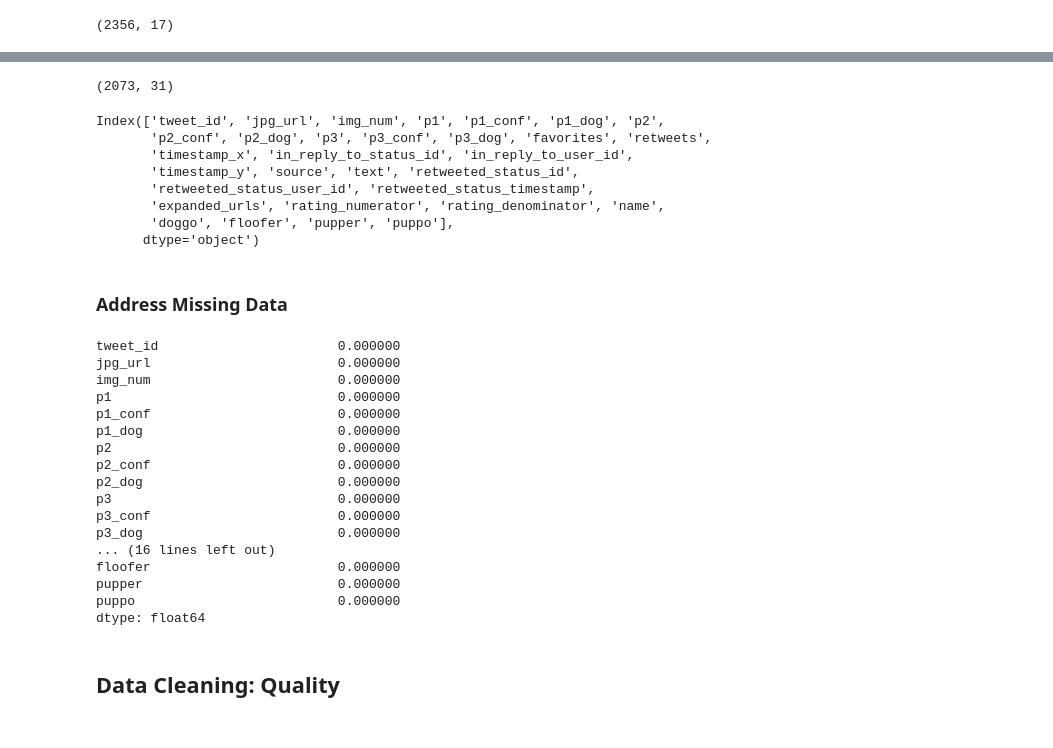
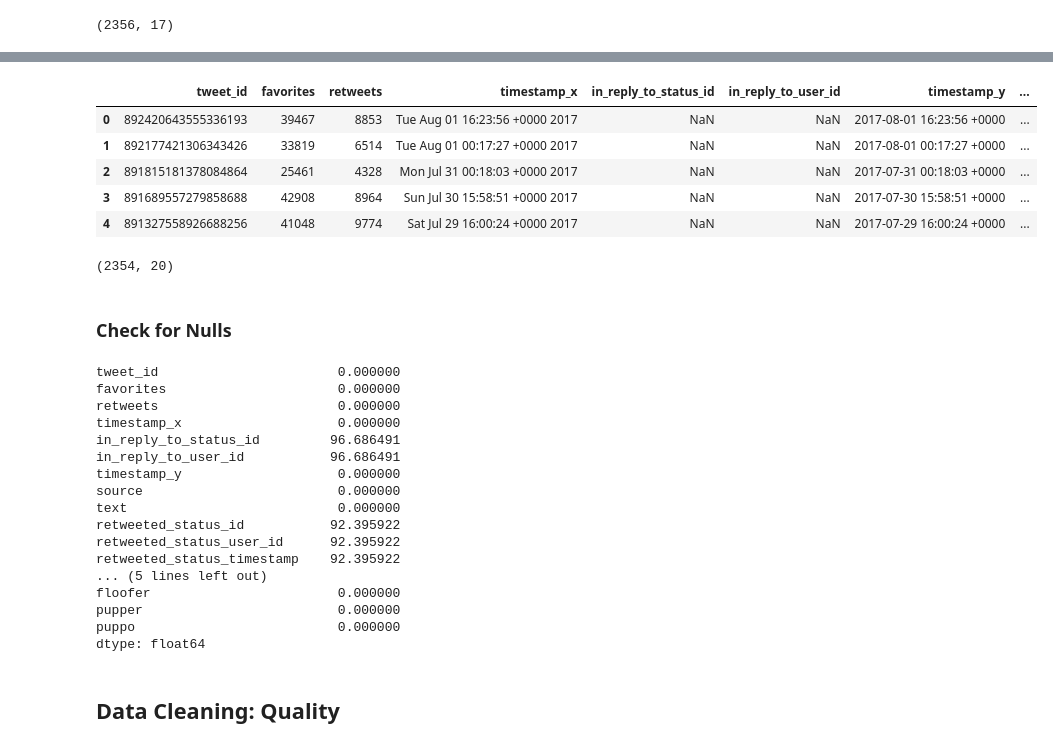
Before and after one commit to jessicarose00/Udacity_Nanodegree, a Jupyter notebook: wrangle_twitter_data/WeRateDogs.ipynb, the cells around one changed output, grey strips where cells are left out. Drawn from its saved outputs; the diff is of its cells as text; code cells hidden in the pictures.

```diff
--- a/wrangle_twitter_data/WeRateDogs.ipynb
+++ b/wrangle_twitter_data/WeRateDogs.ipynb
@@ -168,37 +161,36 @@ full.head()
+# %%
+full = pd.read_csv('full_raw.csv')
+full.head()
+# %% [output]
+|  | tweet_id | favorites | retweets | timestamp_x | in_reply_to_status_id | in_reply_to_user_id | timestamp_y | ... |
+| 0 | 892420643555336193 | 39467 | 8853 | Tue Aug 01 16:23:56 +0000 2017 | NaN | NaN | 2017-08-01 16:23:56 +0000 | ... |
+| 1 | 892177421306343426 | 33819 | 6514 | Tue Aug 01 00:17:27 +0000 2017 | NaN | NaN | 2017-08-01 00:17:27 +0000 | ... |
+| 2 | 891815181378084864 | 25461 | 4328 | Mon Jul 31 00:18:03 +0000 2017 | NaN | NaN | 2017-07-31 00:18:03 +0000 | ... |
+| 3 | 891689557279858688 | 42908 | 8964 | Sun Jul 30 15:58:51 +0000 2017 | NaN | NaN | 2017-07-30 15:58:51 +0000 | ... |
+| 4 | 891327558926688256 | 41048 | 9774 | Sat Jul 29 16:00:24 +0000 2017 | NaN | NaN | 2017-07-29 16:00:24 +0000 | ... |
 # %%
 full.shape
 # %% [output]
-(2073, 31)
+(2354, 20)
-# %%
-full.columns
-# %% [output]
-Index(['tweet_id', 'jpg_url', 'img_num', 'p1', 'p1_conf', 'p1_dog', 'p2',
-       'p2_conf', 'p2_dog', 'p3', 'p3_conf', 'p3_dog', 'favorites', 'retweets',
-       'timestamp_x', 'in_reply_to_status_id', 'in_reply_to_user_id',
-       'timestamp_y', 'source', 'text', 'retweeted_status_id',
-       'retweeted_status_user_id', 'retweeted_status_timestamp',
-       'expanded_urls', 'rating_numerator', 'rating_denominator', 'name',
-       'doggo', 'floofer', 'pupper', 'puppo'],
-      dtype='object')
-# %% [markdown]
-### Address Missing Data
+# %% [markdown]
+### Check for Nulls
 # %%
 # Check percentage of null values per column
 full.isnull().sum() / len(full) * 100
 # %% [output]
 tweet_id                       0.000000
-jpg_url                        0.000000
-img_num                        0.000000
-p1                             0.000000
-p1_conf                        0.000000
-p1_dog                         0.000000
-p2                             0.000000
-p2_conf                        0.000000
-p2_dog                         0.000000
-p3                             0.000000
-p3_conf                        0.000000
-p3_dog                         0.000000
-... (16 lines left out)
+favorites                      0.000000
+retweets                       0.000000
+timestamp_x                    0.000000
+in_reply_to_status_id         96.686491
+in_reply_to_user_id           96.686491
+timestamp_y                    0.000000
+source                         0.000000
+text                           0.000000
+retweeted_status_id           92.395922
+retweeted_status_user_id      92.395922
+retweeted_status_timestamp    92.395922
+... (5 lines left out)
 floofer                        0.000000
 pupper                         0.000000
 puppo                          0.000000
```
Also changed, not shown: parts of 42 cells of this notebook.
